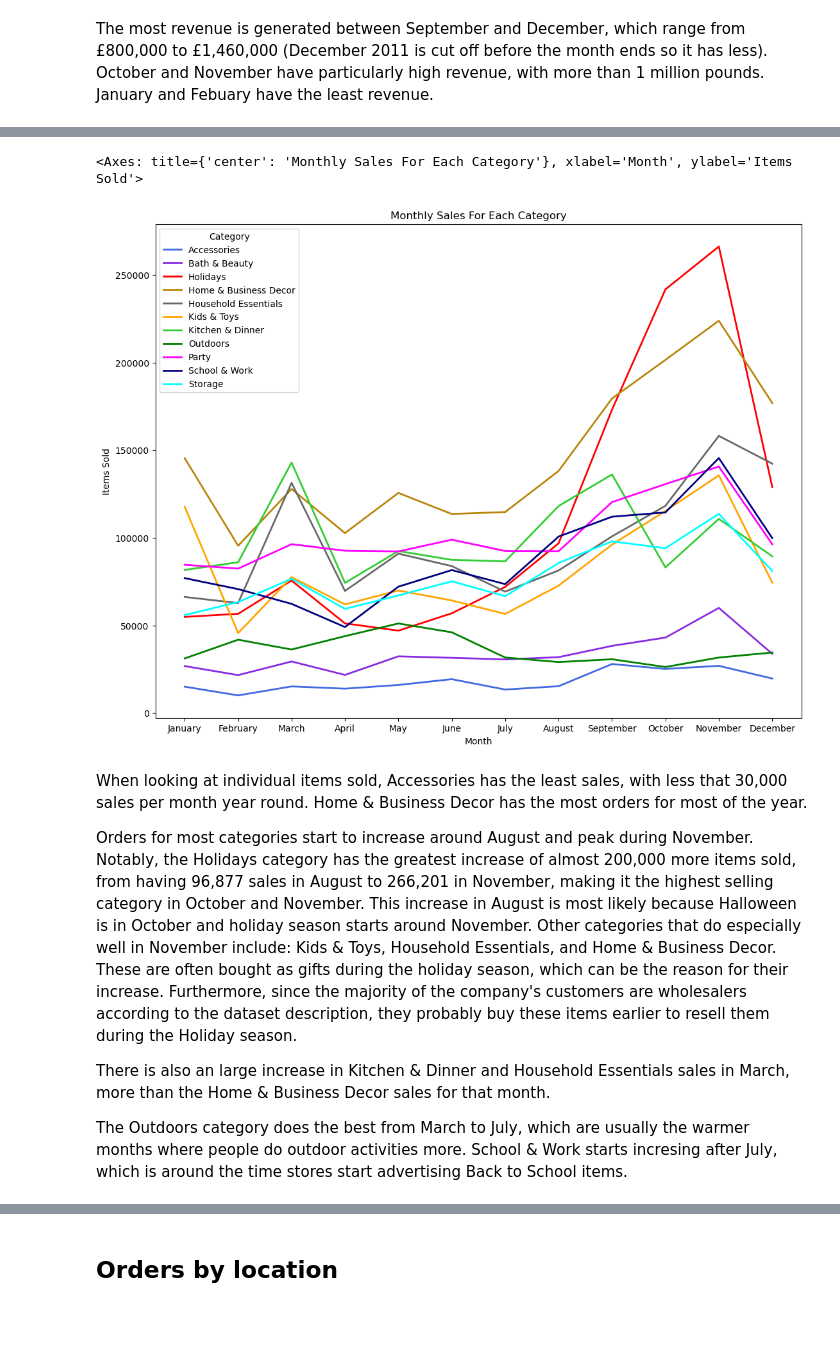
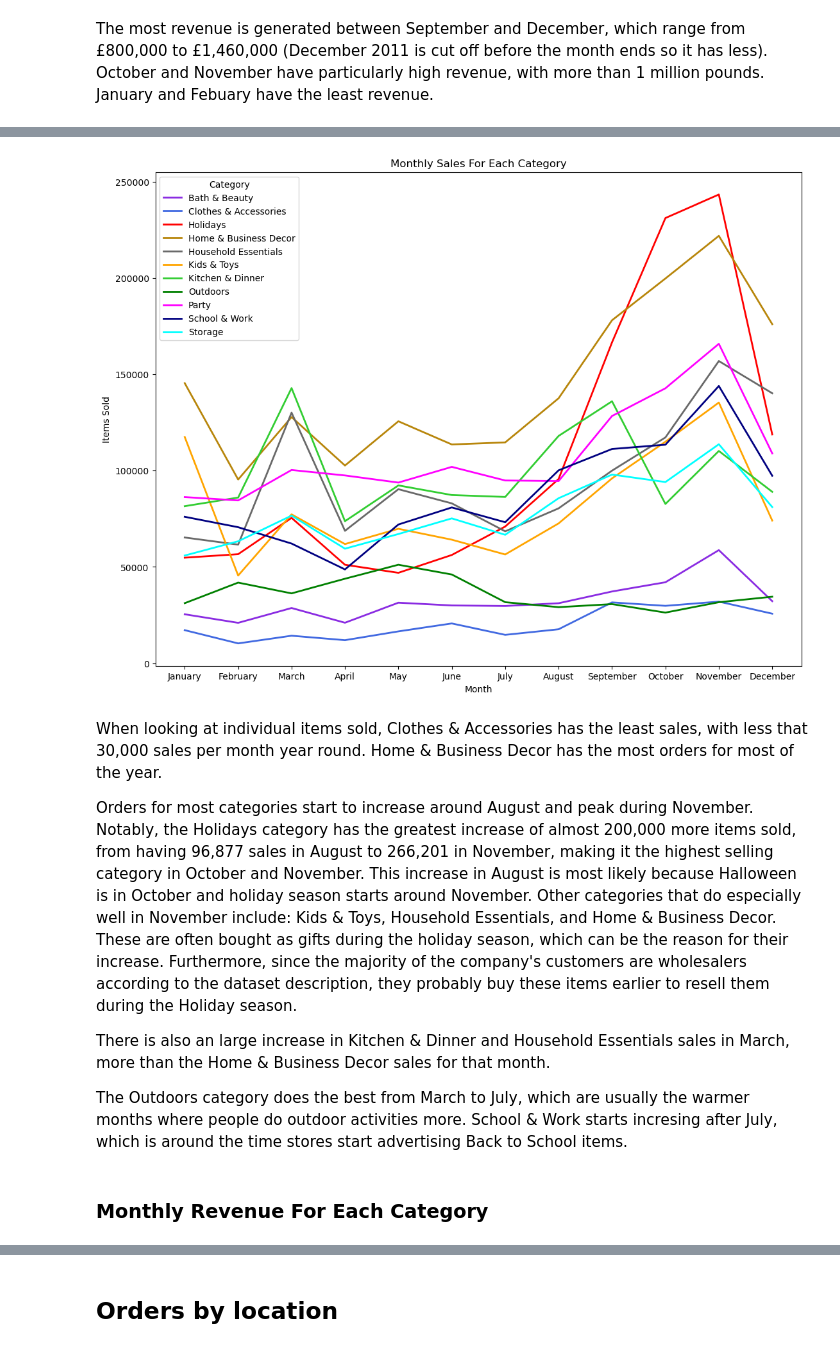
Before and after one commit to takiatah/online-retail-data-sales-analysis, a Jupyter notebook: E-Commerce Sales Analysis.ipynb, the cells around one changed output, grey strips where cells are left out. Drawn from its saved outputs; the diff is of its cells as text; code cells hidden in the pictures; blank space fills up the shorter version.

```diff
--- a/E-Commerce Sales Analysis.ipynb
+++ b/E-Commerce Sales Analysis.ipynb
@@ -306,7 +306,7 @@ category_keywords = {
         "BIRDHOUSE", "PAIL", "HERB"
     ],
     "Party": [
-        "PARTY", "BALLOON", "BIRTHDAY", "CELEBRATION", "CAKE", "STREAMER", "CONFETTI", "INVIT", "RIBBON", "BUNTING"
+        "PARTY", "BALLOON", "BIRTHDAY", "CELEBRATION", "CAKE", "STREAMER", "CONFETTI", "INVIT", "RIBBON", "BUNTING", "PAPER CHAIN"
     ],
     "Holidays": [
         "CHRISTMAS", "XMAS", "SANTA", "REINDEER", "SNOW", "ORNAMENT", "CARD", "WREATH", "GIFT", "WRAP", "GARLAND",
@@ -315,11 +315,12 @@ category_keywords = {
     "Bath & Beauty": [
         "BEAUTY", "COSMETIC", "MAKEUP", "LIP", "NAIL", "MASCARA", "EYE", "LASH", "FACE", "CREAM", "LOTION", "MOISTUR", "PERFUME", "HAIR",
         "FRAGRANCE", "SCENT", "POWDER","BLUSH", "BRUSH", "VANITY", "CONCEALER", "FOUNDATION", "PRIMER", "PALETTE", "LINER", "GLOSS", "SERUM",
-        "SHAMPOO", "CONDITIONER", "SCRUB", "LOOFA", "SOAP", "OIL", "COMB", "BRUSH", "JEWELLERY", "TOOTH", "BALM"
+        "SHAMPOO", "CONDITIONER", "SCRUB", "LOOFA", "SOAP", "OIL", "COMB", "BRUSH", "TOOTH", "BALM"
     ],
-    "Accessories": [
+    "Clothes & Accessories": [
         "NECKLACE", "BRACELET", "EARRING", "JEWELRY", " HAT", "PURSE", "SOMBRERO", "CHAIN", "CHARM", " RING", "BROOCH", "LANYARD", " PIN ",
-        "PENDANT", "WATCH", "BADGE", " BEAD", "CLIP", "HEADPHONES"
+        "PENDANT", "WATCH", "BADGE", " BEAD", "CLIP", "HEADPHONES", "SHIRT", "PANTS", "DRESS", "SHORTS", "SKIRT", "MAXI", " TIE ", " BOW ",
+        "SOCKS", "SHOES", "BOOTS", "JACKET", "SWEATER", "CARDIGAN", "VEST", "JEWELLERY", "SCARF", "GLOVES", "SUNGLASSES"
     ],
     "School & Work": [
         "LUNCH", "BACKPACK", "PENCIL", " PEN", "BOOK", "SCISSOR", "GLUE", "STAPLE", "NOTE", " BOARD", "CRAYON", "MARKER", "BOTTLE",
@@ -845,35 +858,37 @@ monthly_categories_quantities
 # %%
 # Plot monthly quantities for each category
 
-plt.figure(figsize=(13,10))
+fig = plt.figure(figsize=(13,10))
 category_colors = {
-    "Accessories": "RoyalBlue",
+    "Clothes & Accessories": "RoyalBlue",
     "Bath & Beauty": "BlueViolet",
     "Holidays": "Red",
     "Home & Business Decor": "DarkGoldenRod",
     "Household Essentials": "DimGray",
     "Kids & Toys": "Orange",
     "Kitchen & Dinner": "LimeGreen",
     "Outdoors": "Green",
     "Party": "Fuchsia",
     "School & Work": "Navy",
     "Storage": "Aqua"
 }
 
 plt.title("Monthly Sales For Each Category")
 plt.xlabel("Month")
 plt.ylabel("Items Sold")
 
 sns.lineplot(data=monthly_categories_quantities.drop(columns=["Other"]), palette=category_colors, dashes=False,  linewidth=2)
+fig.savefig("./visualizations/monthly_category_item_sales.png")
 # %% [output]
-<Axes: title={'center': 'Monthly Sales For Each Category'}, xlabel='Month', ylabel='Items Sold'>
-[figure, old version]
+[figure, new version]
 # %% [markdown]
-When looking at individual items sold, Accessories has the least sales, with less that 30,000 sales per month year round. Home & Business Decor has the most orders for most of the year.
+When looking at individual items sold, Clothes & Accessories has the least sales, with less that 30,000 sales per month year round. Home & Business Decor has the most orders for most of the year.
 
 Orders for most categories start to increase around August and peak during November. Notably, the Holidays category has the greatest increase of almost 200,000 more items sold, from having 96,877 sales in August to 266,201 in November, making it the highest selling category in October and November. This increase in August is most likely because Halloween is in October and holiday season starts around November. Other categories that do especially well in November include: Kids & Toys, Household Essentials, and Home & Business Decor. These are often bought as gifts during the holiday season, which can be the reason for their increase. Furthermore, since the majority of the company's customers are wholesalers according to the dataset description, they probably buy these items earlier to resell them during the Holiday season.
 
 There is also an large increase in Kitchen & Dinner and Household Essentials sales in March, more than the Home & Business Decor sales for that month.
 
 The Outdoors category does the best from March to July, which are usually the warmer months where people do outdoor activities more. School & Work starts incresing after July, which is around the time stores start advertising Back to School items.
+# %% [markdown]
+### Monthly Revenue For Each Category
 # %%
```
Also changed, not shown: parts of 22 cells of this notebook, 7 other files.
